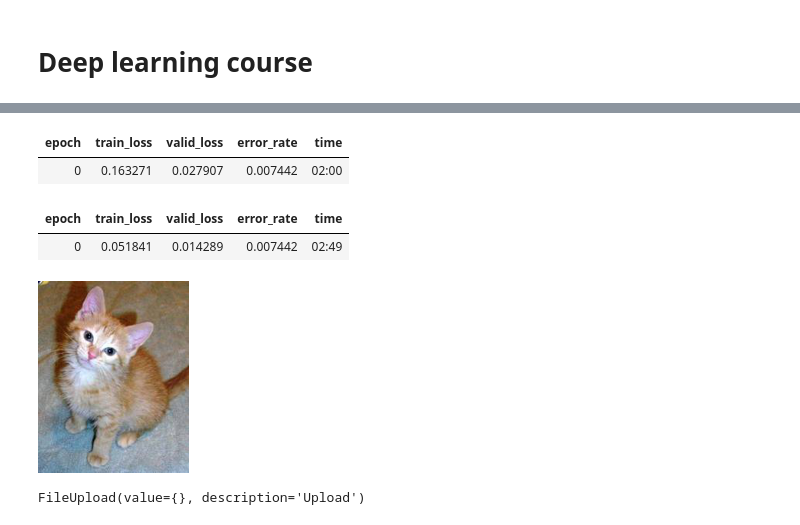
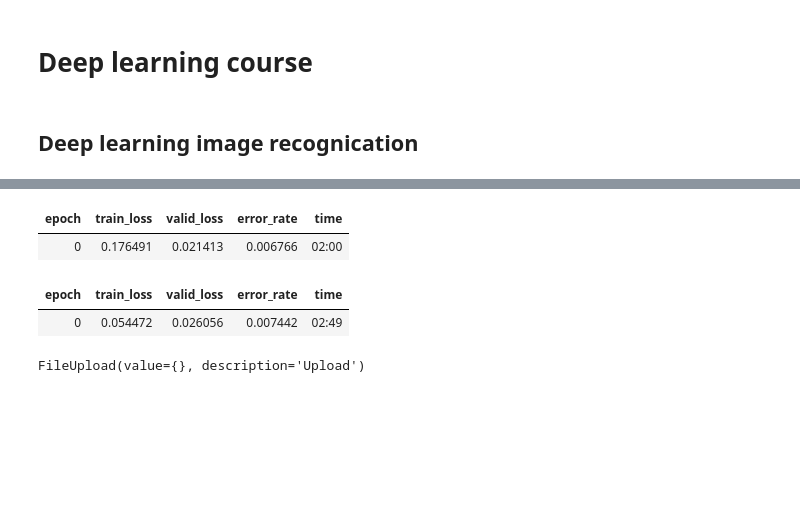
Before and after one commit to kevintsi/deep_learning_course, a Jupyter notebook: deep_learning_course.ipynb, the cells around one changed output, grey strips where cells are left out. Saved outputs shown, nothing was run; the diff lists cells and outputs as text; code cells hidden in the pictures; blank space fills up the shorter version.

Commit message:
Image recognition

```diff
--- a/deep_learning_course.ipynb
+++ b/deep_learning_course.ipynb
@@ -9,11 +9,17 @@ import fastbook
 fastbook.setup_book()
 # %%
 from fastbook import *
+# %% [markdown]
+## Deep learning image recognication
 # %%
 from fastai.vision.all import *
+
 path = untar_data(URLs.PETS)/'images'
 
+path
+
 def is_cat(x): return x[0].isupper()
+
 dls = ImageDataLoaders.from_name_func(
     path, get_image_files(path), valid_pct=0.2, seed=42,
     label_func=is_cat, item_tfms=Resize(224))
@@ -26,12 +30,7 @@ Downloading: "https://download.pytorch.org/models/resnet34-b627a593.pth" to /roo
 | epoch | train_loss | valid_loss | error_rate | time |
-| 0 | 0.163271 | 0.027907 | 0.007442 | 02:00 |
+| 0 | 0.176491 | 0.021413 | 0.006766 | 02:00 |
 | epoch | train_loss | valid_loss | error_rate | time |
-| 0 | 0.051841 | 0.014289 | 0.007442 | 02:49 |
+| 0 | 0.054472 | 0.026056 | 0.007442 | 02:49 |
-# %%
-img = PILImage.create(image_cat())
-img.to_thumb(192)
-# %% [output]
-[figure, removed]
 # %%
 uploader = widgets.FileUpload()
 uploader
```
Also changed, not shown: parts of 6 cells of this notebook.
